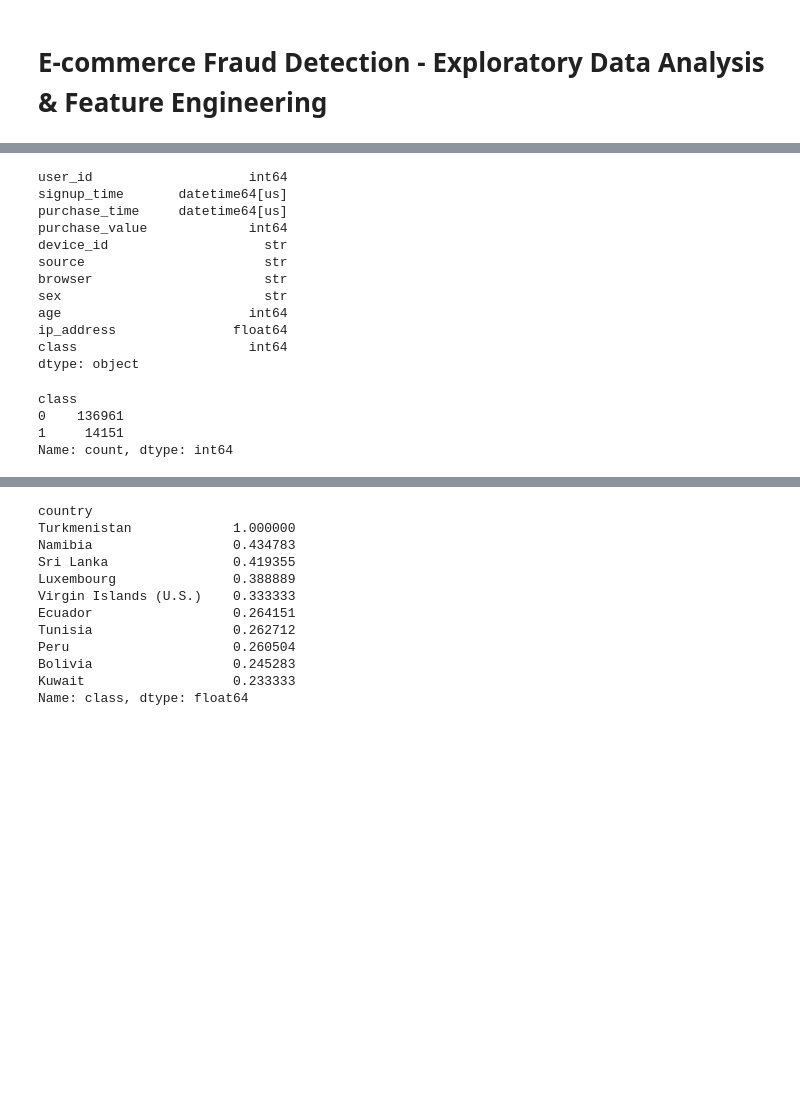
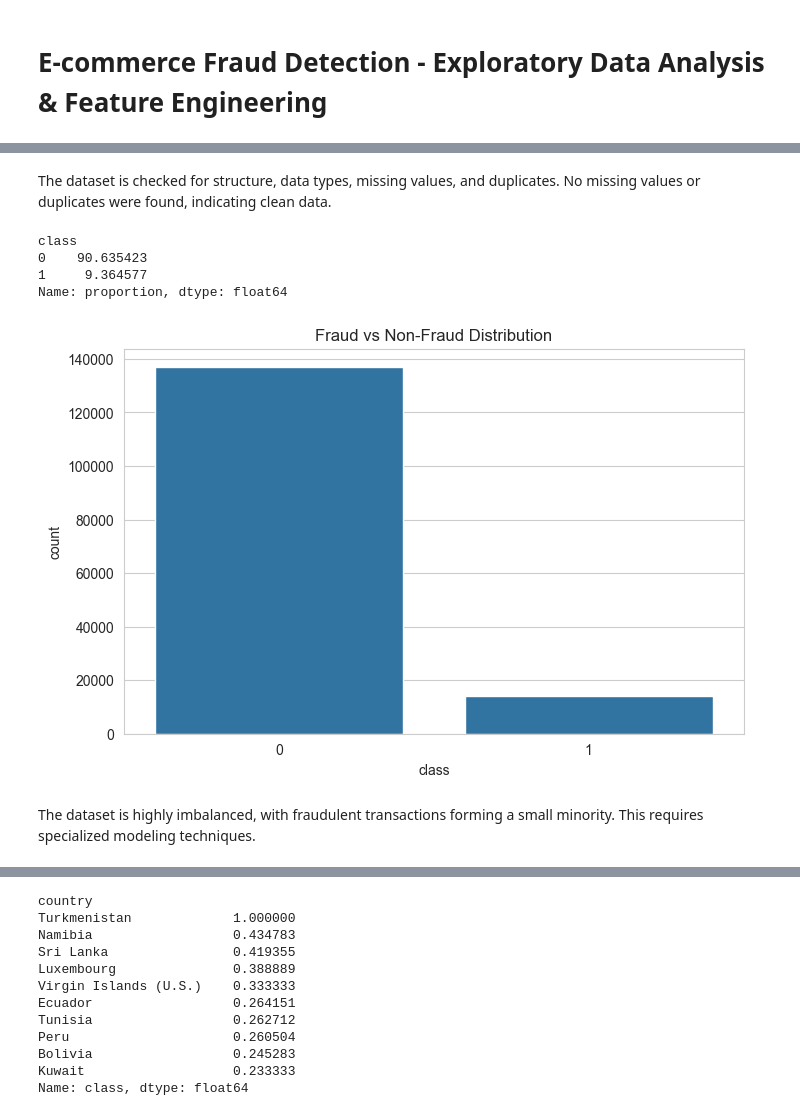
Before and after one commit to Bethabrh/fraud-detection, a Jupyter notebook: notebooks/eda-fraud-data.ipynb, the cells around one changed output, grey strips where cells are left out. Drawn from its saved outputs; the diff is of its cells as text; code cells hidden in the pictures; blank space fills up the shorter version.

```diff
--- a/notebooks/eda-fraud-data.ipynb
+++ b/notebooks/eda-fraud-data.ipynb
@@ -111,25 +42,21 @@ dtype: object
+# %% [markdown]
+The dataset is checked for structure, data types, missing values, and duplicates. No missing values or duplicates were found, indicating clean data.
+# %%
+fraud_df['class'].value_counts()
+fraud_df['class'].value_counts(normalize=True) * 100
+# %% [output]
+class
+0    90.635423
+1     9.364577
+Name: proportion, dtype: float64
+# %%
+sns.countplot(data=fraud_df, x='class')
+plt.title("Fraud vs Non-Fraud Distribution")
+plt.show()
+# %% [output]
+[figure, added]
+# %% [markdown]
+The dataset is highly imbalanced, with fraudulent transactions forming a small minority. This requires specialized modeling techniques.
 # %%
 fraud_df['signup_time'] = pd.to_datetime(fraud_df['signup_time'])
 fraud_df['purchase_time'] = pd.to_datetime(fraud_df['purchase_time'])
-# %%
-fraud_df.dtypes
-# %% [output]
-user_id                    int64
-signup_time       datetime64[us]
-purchase_time     datetime64[us]
-purchase_value             int64
-device_id                    str
-source                       str
-browser                      str
-sex                          str
-age                        int64
-ip_address               float64
-class                      int64
-dtype: object
-# %%
-fraud_df['class'].value_counts()
-# %% [output]
-class
-0    136961
-1     14151
-Name: count, dtype: int64
```
Also changed, not shown: parts of 73 cells of this notebook, 1 other file.
